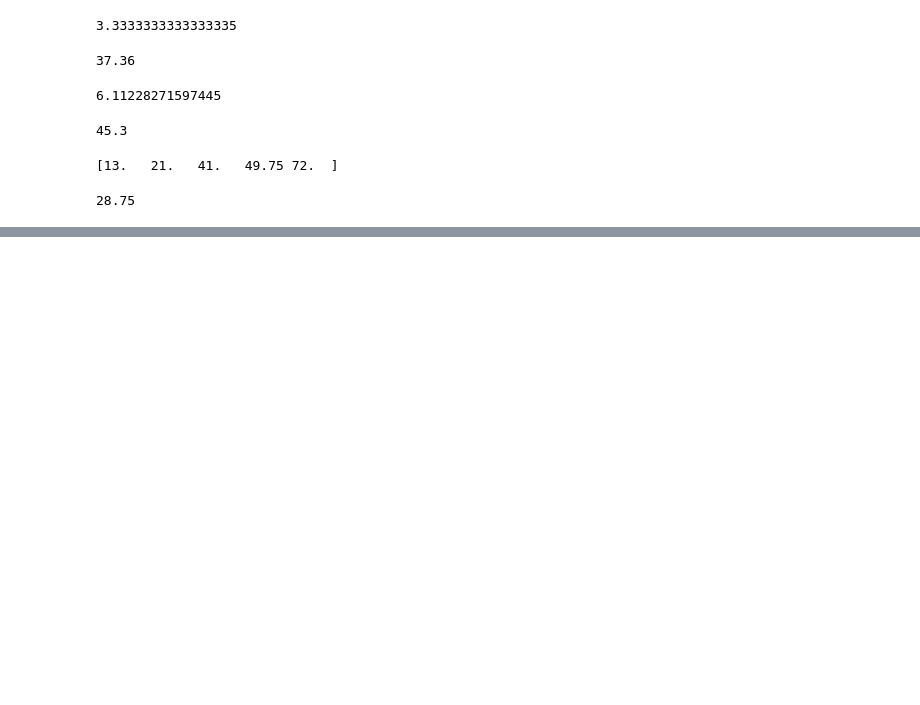
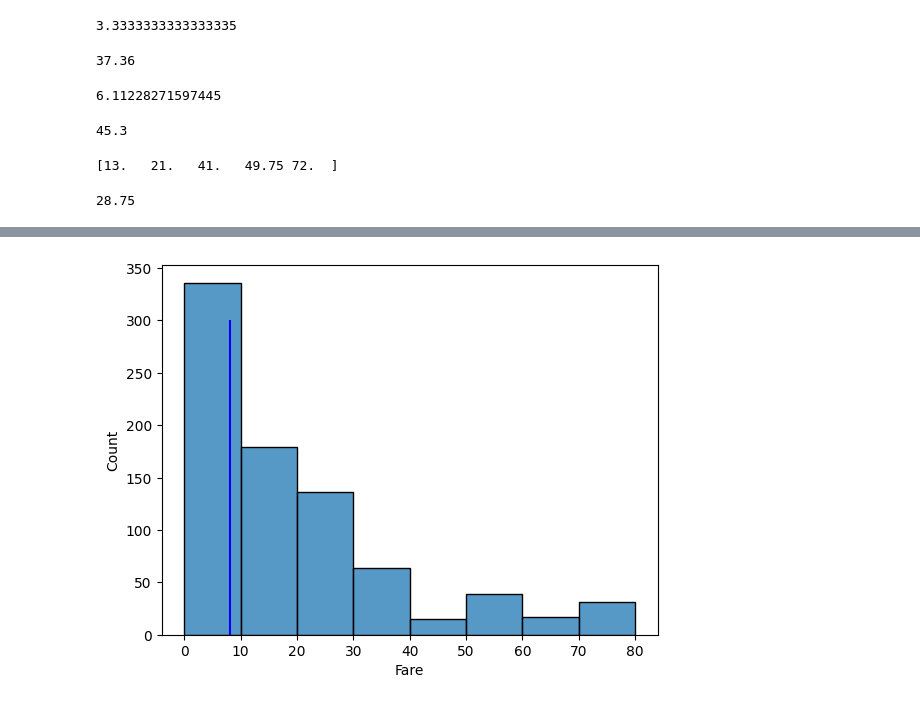
Before and after one commit to PratikshaShelke24/ML, a Jupyter notebook: Stats_and_Probability_for_ML.ipynb, the cells around one changed output, grey strips where cells are left out. Drawn from its saved outputs; the diff is of its cells as text; code cells hidden in the pictures; blank space fills up the shorter version.

```diff
--- a/Stats_and_Probability_for_ML.ipynb
+++ b/Stats_and_Probability_for_ML.ipynb
@@ -82,0 +246,8 @@ print(iqr)
+# %%
+mo=ds["Fare"].mode()[0]
+# %%
+sns.histplot(x="Fare",data=ds,bins=[i for i in range(0,81,10)])
+plt.plot([mo for i in range(0,300)],[i for i in range(0,300)],c="blue")
+plt.show()
+# %% [output]
+[figure, added]
```
Also changed, not shown: parts of 40 cells of this notebook.
